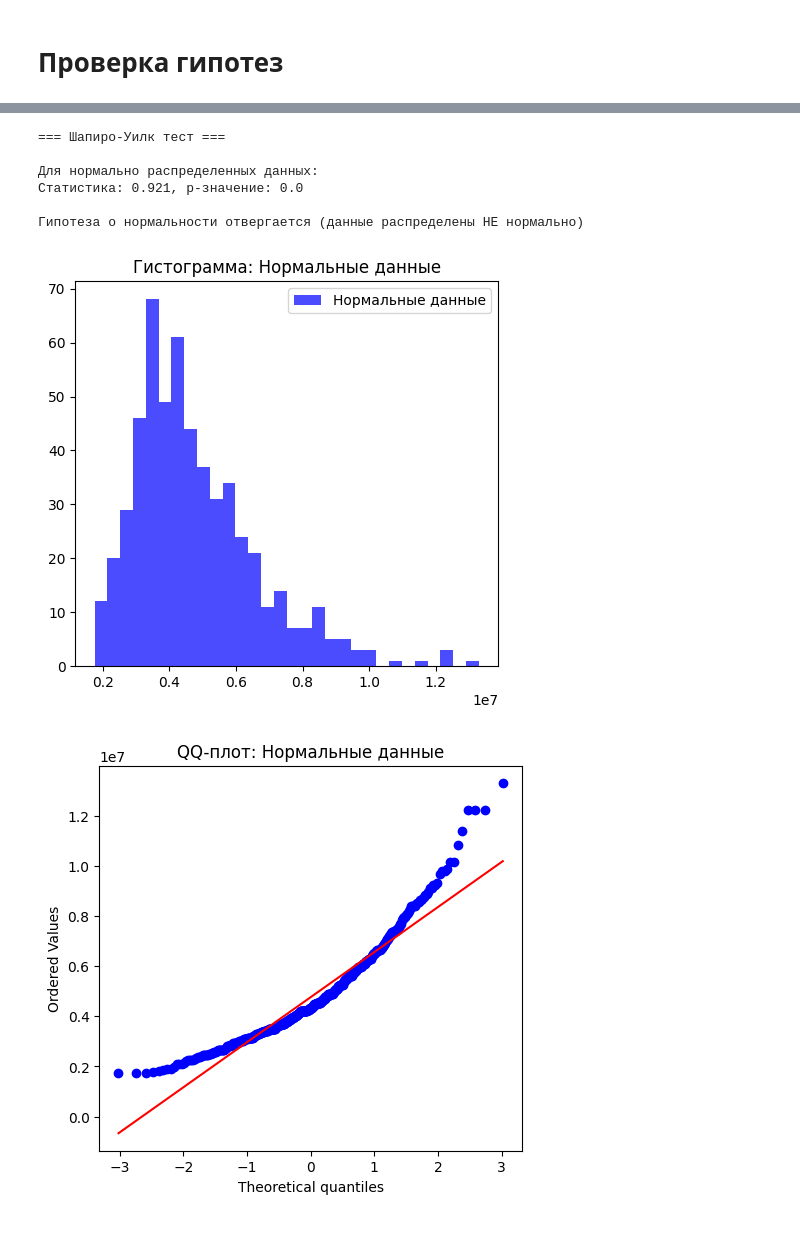
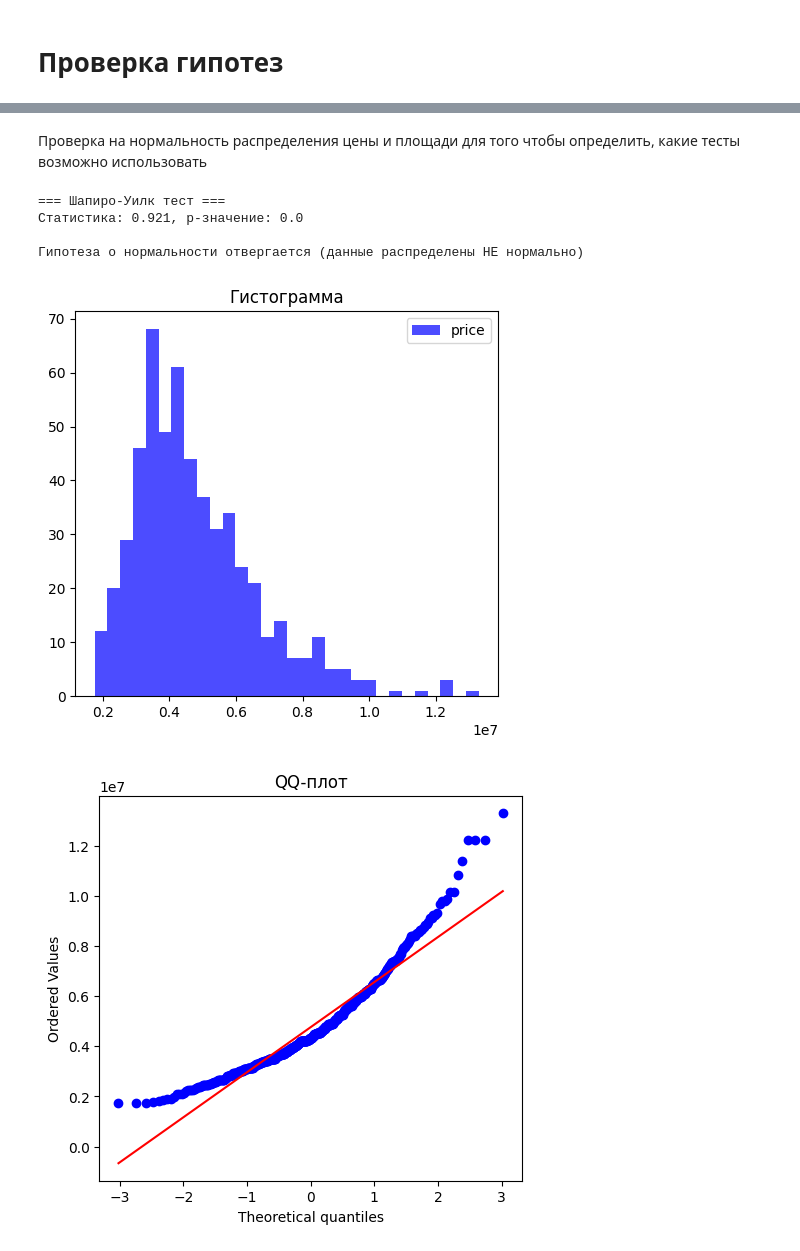
Before and after one commit to nikitazhuikov/Kaggle, a Jupyter notebook: Kaggle_housing.ipynb, the cells around one changed output, grey strips where cells are left out. Saved outputs shown, nothing was run; the diff lists cells and outputs as text; code cells hidden in the pictures.

```diff
--- a/Kaggle_housing.ipynb
+++ b/Kaggle_housing.ipynb
@@ -348,8 +308,8 @@ P-value: 2.0338439998362747e-15
+# %% [markdown]
+
+Проверка на нормальность распределения цены и площади для того чтобы определить, какие тесты возможно использовать
 # %%
 from scipy.stats import shapiro, probplot
-
-# Генерация данных
-np.random.seed(42)
 
 # Нормально распределенные данные
 data = df['price']
@@ -359,40 +319,38 @@ alpha = 0.05
 
 # === Проверка нормальности ===
 print("=== Шапиро-Уилк тест ===")
-print("\nДля нормально распределенных данных:")
+
 shapiro_test_normal = shapiro(data)
 print(f"Статистика: {round(shapiro_test_normal.statistic, 3)}, p-значение: {round(shapiro_test_normal.pvalue, 3)}")
 if shapiro_test_normal.pvalue < alpha:
     print("\nГипотеза о нормальности отвергается (данные распределены НЕ нормально)\n")
 else:
     print("\nГипотеза о нормальности НЕ отвергается (данные распределены нормально)\n")
 
 # === Визуализация данных ===
 
 # Гистограммы
 plt.figure(figsize=(12, 5))
 
 plt.subplot(1, 2, 1)
-plt.hist(data, bins=30, color="blue", alpha=0.7, label="Нормальные данные")
-plt.title("Гистограмма: Нормальные данные")
+plt.hist(data, bins=30, color="blue", alpha=0.7, label='price')
+plt.title("Гистограмма")
 plt.legend()
 
 plt.show()
 
 # QQ-плоты
 plt.figure(figsize=(12, 5))
 
 plt.subplot(1, 2, 1)
 probplot(data, dist="norm", plot=plt)
-plt.title("QQ-плот: Нормальные данные")
+plt.title("QQ-плот")
 
 plt.show()
 # %% [output]
 === Шапиро-Уилк тест ===
-
-Для нормально распределенных данных:
 Статистика: 0.921, p-значение: 0.0
 
 Гипотеза о нормальности отвергается (данные распределены НЕ нормально)
-[figure, old version]
+[figure, new version]
-[figure, old version]
+[figure, new version]
```
Also changed, not shown: parts of 8 cells of this notebook.
